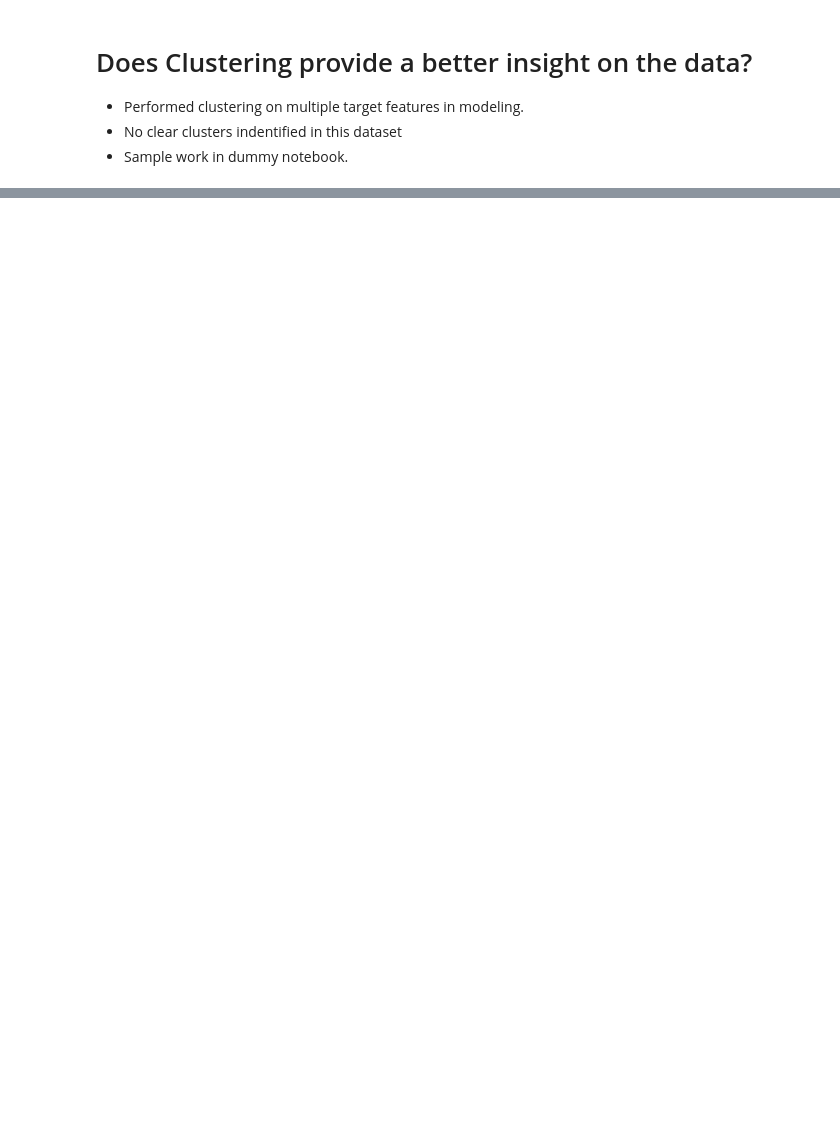
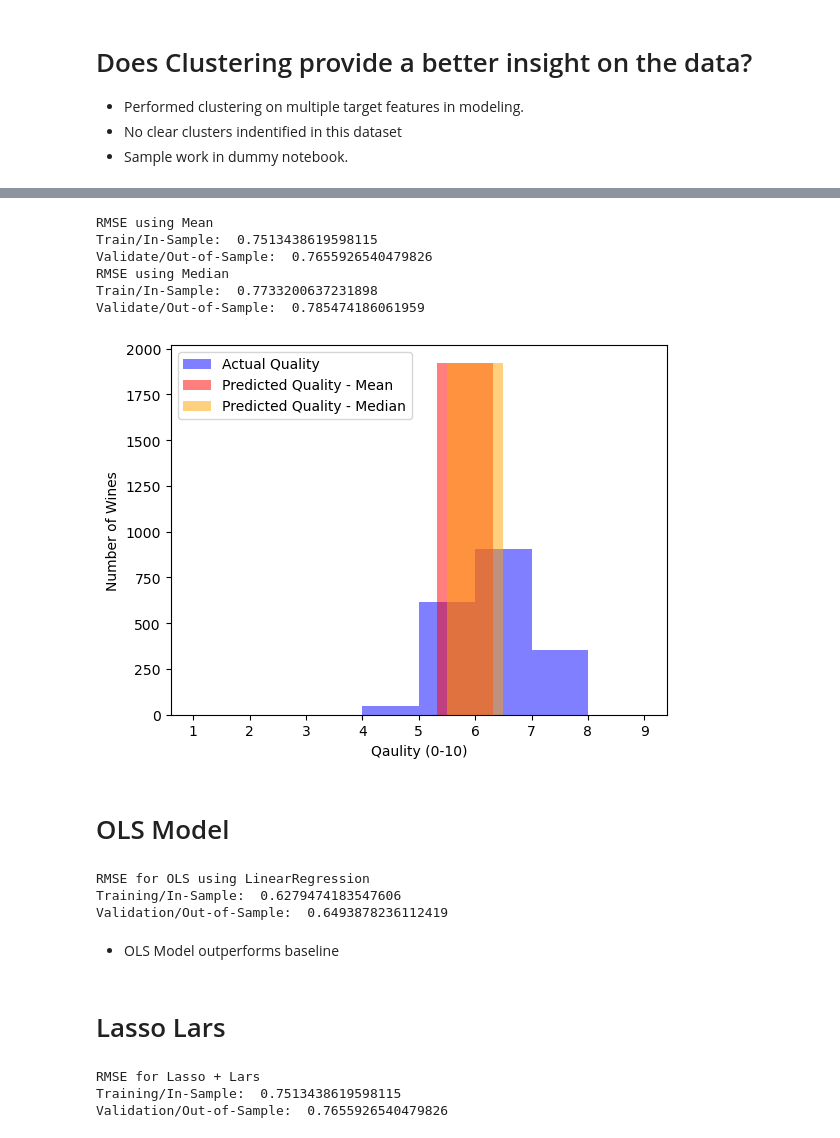
Before and after one commit to DCWineCO/clustering_wine, a Jupyter notebook: cluster_final_report.ipynb, the cells around one changed output, grey strips where cells are left out. Drawn from its saved outputs; the diff is of its cells as text; code cells hidden in the pictures; blank space fills up the shorter version.

```diff
--- a/cluster_final_report.ipynb
+++ b/cluster_final_report.ipynb
@@ -452,17 +228,0 @@ Validation/Out-of-Sample:  0.6251957945093389
-# %%
-# create the model object
-R = Ridge()
-# fit the model to our training data. We must specify the column in y_train,
-# since we have converted it to a dataframe from a series!
-R.fit(X_train, y_train.quality)
-# predict train
-y_train['quality_pred_R'] = R.predict(X_train)
-# evaluate: rmse
-rmse_train = mean_squared_error(y_train.quality, y_train.quality_pred_R)**(1/2)
-# predict validate
-y_validate['quality_pred_R'] = R.predict(X_validate)
-# evaluate: rmse
-rmse_validate = mean_squared_error(y_validate.quality, y_validate.quality_pred_R)**(1/2)
-
-print("RMSE for R using Ridge \nTraining/In-Sample: ", rmse_train,
-      "\nValidation/Out-of-Sample: ", rmse_validate)
@@ -473,17 +228,0 @@ Validation/Out-of-Sample:  0.6469403967295616
-# %%
-# create the model object
-svr = SVR()
-# fit the model to our training data. We must specify the column in y_train,
-# since we have converted it to a dataframe from a series!
-svr.fit(X_train, y_train.quality)
-# predict train
-y_train['quality_pred_svr'] = svr.predict(X_train)
-# evaluate: rmse
-rmse_train = mean_squared_error(y_train.quality, y_train.quality_pred_svr)**(1/2)
-# predict validate
-y_validate['quality_pred_svr'] = svr.predict(X_validate)
-# evaluate: rmse
-rmse_validate = mean_squared_error(y_validate.quality, y_validate.quality_pred_svr)**(1/2)
-
-print("RMSE for svr using SVR \nTraining/In-Sample: ", rmse_train,
-      "\nValidation/Out-of-Sample: ", rmse_validate)
@@ -571,0 +285,35 @@ Polynomial Model decreased errors by 23.35%
+# %%
+#got RMSE using Mean and Median
+prepare.baseline(y_train, y_validate)
+# %% [output]
+RMSE using Mean
+Train/In-Sample:  0.7513438619598115
+Validate/Out-of-Sample:  0.7655926540479826
+RMSE using Median
+Train/In-Sample:  0.7733200637231898
+Validate/Out-of-Sample:  0.785474186061959
+# %%
+#baseline quality predictions vs actual quality predictions
+prepare.actualvs_pred(y_train)
+# %% [output]
+[figure, added]
+# %% [markdown]
+# OLS Model
+# %%
+#OLS Linear Regression Model Results
+prepare.lm_model(X_train,y_train,X_validate,y_validate)
+# %% [output]
+RMSE for OLS using LinearRegression
+Training/In-Sample:  0.6279474183547606
+Validation/Out-of-Sample:  0.6493878236112419
+# %% [markdown]
+* OLS Model outperforms baseline
+# %% [markdown]
+# Lasso Lars
+# %%
+#Lasso Lars Model Results
+prepare.lars_model(X_train,y_train,y_validate,X_validate)
+# %% [output]
+RMSE for Lasso + Lars
+Training/In-Sample:  0.7513438619598115
+Validation/Out-of-Sample:  0.7655926540479826
```
Also changed, not shown: parts of 49 cells of this notebook, 1 other file.
